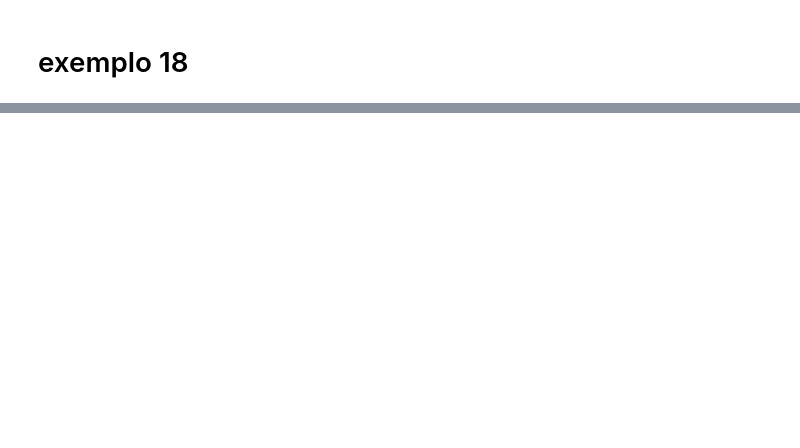
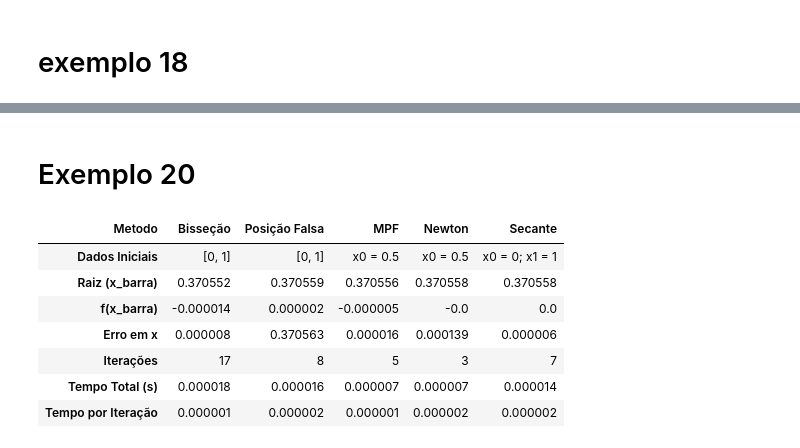
Before and after one commit to Itallo0708/Computational-Mathematics, a Jupyter notebook: notebooks/Atividade_2_1_Zero_reais_de_funções_reais.ipynb, the cells around one changed output, grey strips where cells are left out. Saved outputs shown, nothing was run; the diff lists cells and outputs as text; code cells hidden in the pictures; blank space fills up the shorter version.

```diff
--- a/notebooks/Atividade_2_1_Zero_reais_de_funções_reais.ipynb
+++ b/notebooks/Atividade_2_1_Zero_reais_de_funções_reais.ipynb
@@ -386,0 +464,42 @@ display(tabela_exemplo18)
+# %% [markdown]
+# Exemplo 20
+# %%
+# dados iniciais do exemplo 20
+
+
+a = 0
+b = 1
+epsilon = 10 ** (-5)
+x0_mpf = 0.5
+x0_newton = 0.5
+x0_secante = 0
+x1_secante = 1
+
+def funcao_exemplo20(x):
+  return 4 * (math.sin(x)) - math.exp(x)
+
+def derivada_f_exemplo20(x):
+  return 4 * math.cos(x) - math.exp(x)
+
+def phi_exemplo20(x):
+  return x - (2 * (math.sin(x))) + (0.5 * (math.exp(x)))
+
+comparar_metodos(funcao_exemplo20,
+                 phi_exemplo20,
+                 derivada_f_exemplo20,
+                 a,
+                 b,
+                 x0_newton,
+                 x0_mpf,
+                 x0_secante,
+                 x1_secante,
+                 epsilon)
+# %% [output]
+| Metodo | Bisseção | Posição Falsa | MPF | Newton | Secante |
+| Dados Iniciais | [0, 1] | [0, 1] | x0 = 0.5 | x0 = 0.5 | x0 = 0; x1 = 1 |
+| Raiz (x_barra) | 0.370552 | 0.370559 | 0.370556 | 0.370558 | 0.370558 |
+| f(x_barra) | -0.000014 | 0.000002 | -0.000005 | -0.0 | 0.0 |
+| Erro em x | 0.000008 | 0.370563 | 0.000016 | 0.000139 | 0.000006 |
+| Iterações | 17 | 8 | 5 | 3 | 7 |
+| Tempo Total (s) | 0.000018 | 0.000016 | 0.000007 | 0.000007 | 0.000014 |
+| Tempo por Iteração | 0.000001 | 0.000002 | 0.000001 | 0.000002 | 0.000002 |
```
Also changed, not shown: parts of 9 cells of this notebook.
